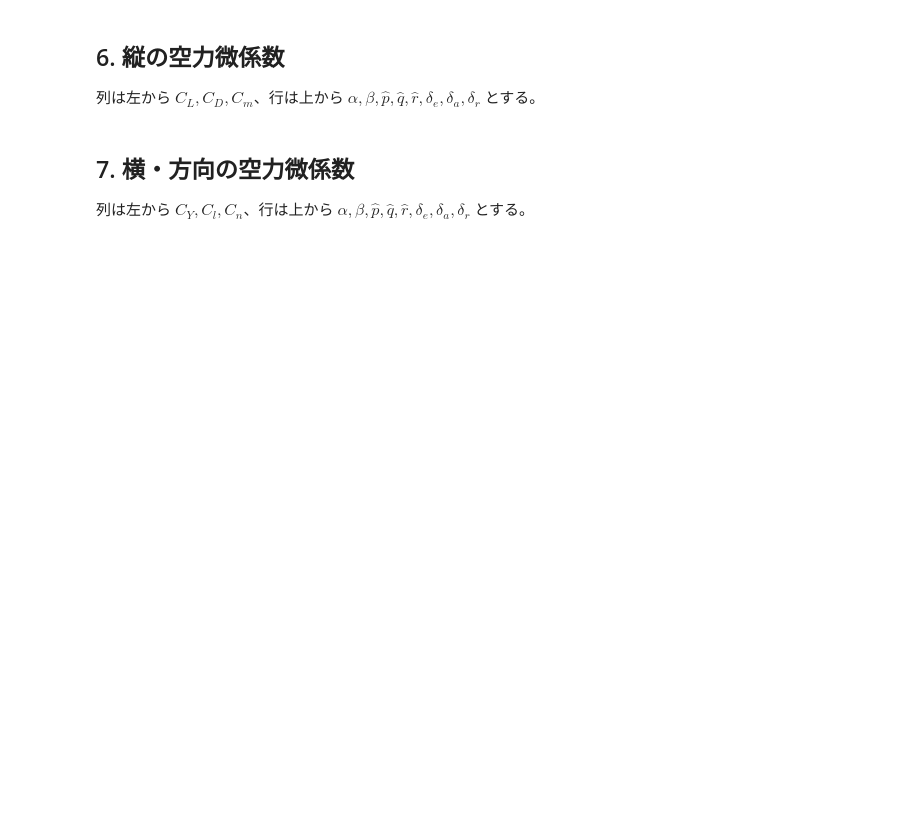
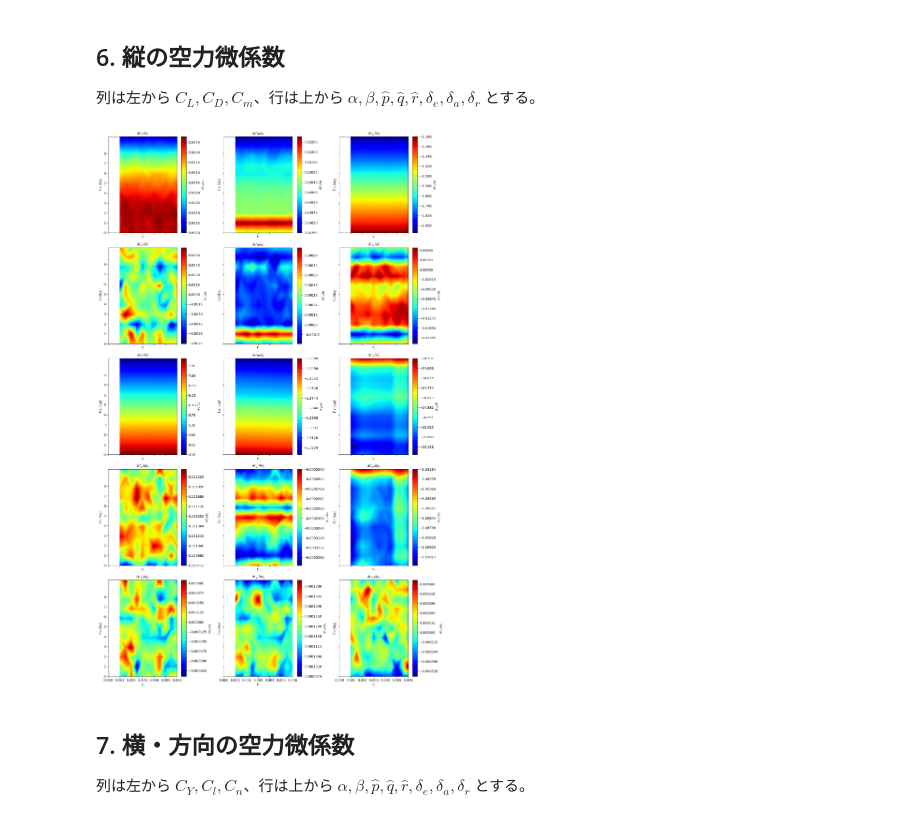
Before and after one commit to mtkbirdman/OpenVSP, a Jupyter notebook: examples/notebooks/vv_gamma_chart/plot_vv_gamma_chart.ipynb, the cells around one changed output. Drawn from its saved outputs; the diff is of its cells as text; code cells hidden in the pictures; blank space fills up the shorter version.

```diff
--- a/examples/notebooks/vv_gamma_chart/plot_vv_gamma_chart.ipynb
+++ b/examples/notebooks/vv_gamma_chart/plot_vv_gamma_chart.ipynb
@@ -261,31 +262,33 @@ plt.show()
 # %%
 derivative_rows = [
     ("Alpha", r"\alpha"),
     ("Beta", r"\beta"),
     # ("p", r"\hat{p}"),
     ("q", r"\hat{q}"),
     # ("r", r"\hat{r}"),
     (delta_to_congrp["delta_e"], r"\delta_e"),
     (delta_to_congrp["delta_a"], r"\delta_a"),
     # (delta_to_congrp["delta_r"], r"\delta_r"),
 ]
 
 longitudinal_columns = [
     ("CL", r"C_L"),
     ("CD", r"C_D"),
     ("CMm", r"C_m"),
 ]
 
 fig, axes = plt.subplots(len(derivative_rows), len(longitudinal_columns), figsize=(15, 24), sharex=True, sharey=True)
 
 for row_index, (suffix, variable_label) in enumerate(derivative_rows):
     for col_index, (prefix, coefficient_label) in enumerate(longitudinal_columns):
         column = f"{prefix}_{suffix}"
         label = rf"$\partial {coefficient_label}/\partial {variable_label}$"
-        contour_panel(axes[row_index, col_index], column, label)
+        plot_vv_gamma_contour_panel(df, column, ax=axes[row_index, col_index], label=label, **PANEL_KWARGS)
 
 save_figure(fig, "vv_gamma_longitudinal_derivatives")
 plt.show()
+# %% [output]
+[figure, added]
 # %% [markdown]
 ## 7. 横・方向の空力微係数
 
```
Also changed, not shown: parts of 19 cells of this notebook, 11 other files.
